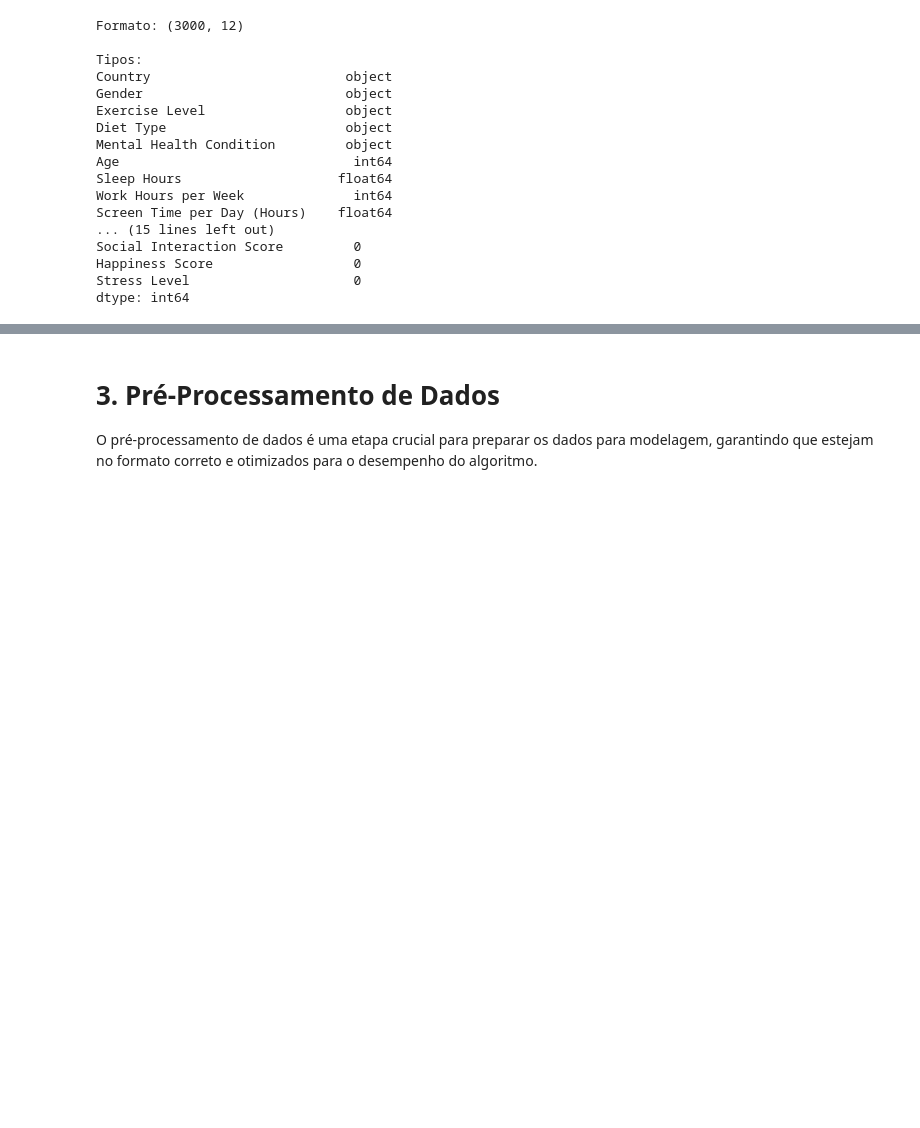
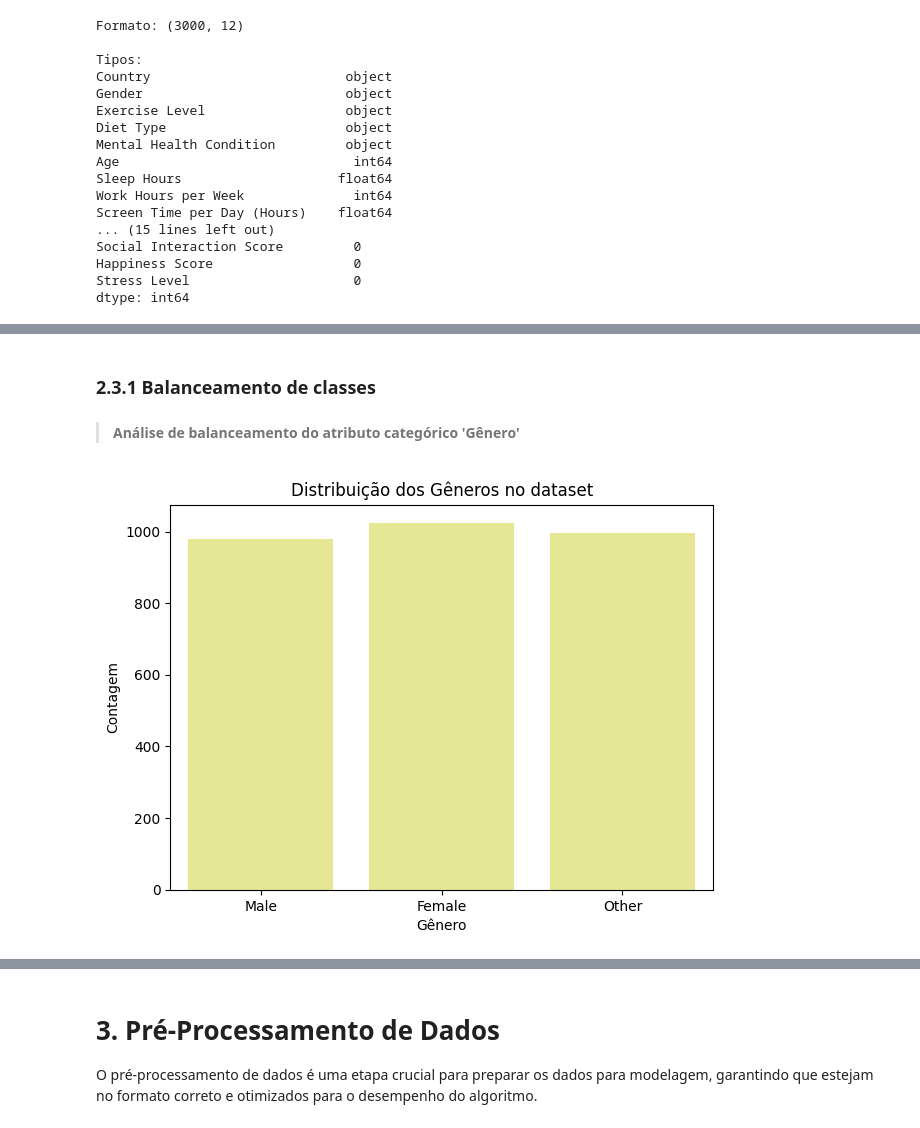
Before and after one commit to hugocfrias/MVP-Machine-Learning, a Jupyter notebook: MVP_Machine_Learning.ipynb, the cells around one changed output, grey strips where cells are left out. Cells and saved outputs as stored; diff of their text form; code cells hidden in the pictures; blank space fills up the shorter version.

```diff
--- a/MVP_Machine_Learning.ipynb
+++ b/MVP_Machine_Learning.ipynb
@@ -162,0 +170,15 @@ dtype: int64
+# %% [markdown]
+### 2.3.1 Balanceamento de classes
+# %% [markdown]
+>**Análise de balanceamento do atributo categórico 'Gênero'**
+# %%
+#Exemplo 1 de balenceamento das variáveis categóricas (Gênero).
+plt.figure(figsize=(7, 5))
+# gráfico de barras simples
+sns.countplot(x='Gender', data=df, color='#f3f586')
+plt.title('Distribuição dos Gêneros no dataset')
+plt.xlabel('Gênero')
+plt.ylabel('Contagem')
+plt.show()
+# %% [output]
+[figure, added]
```
Also changed, not shown: parts of 21 cells of this notebook.
